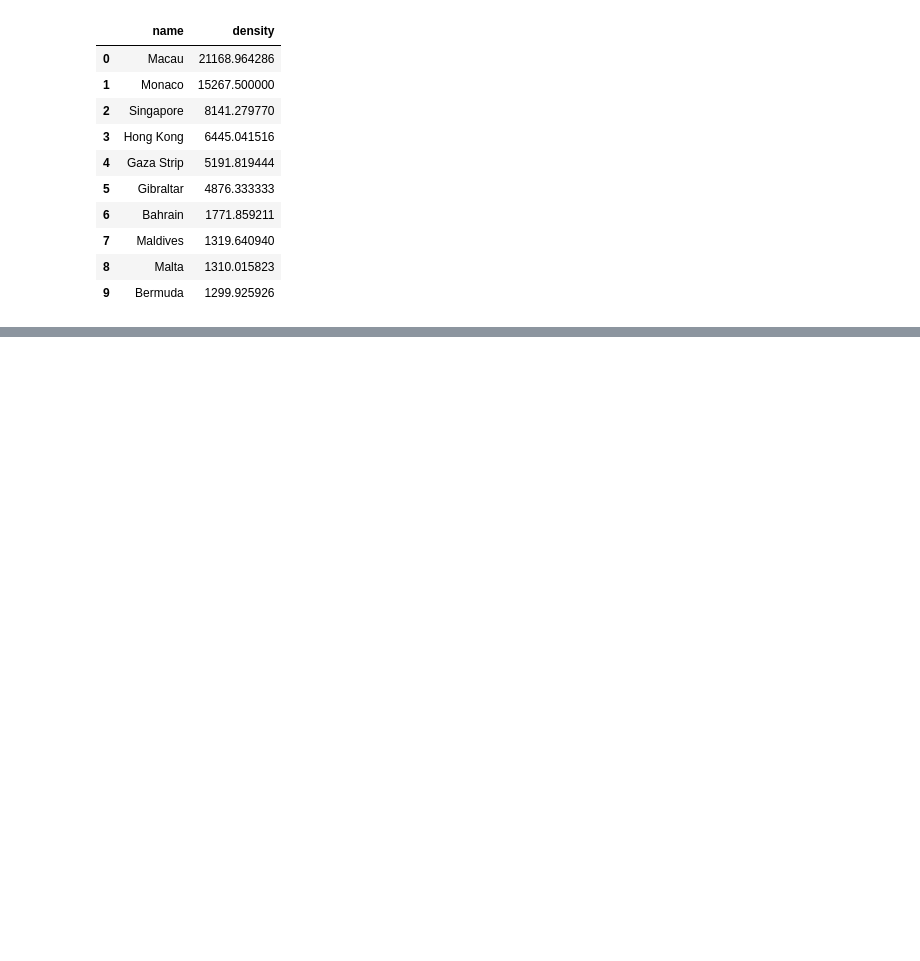
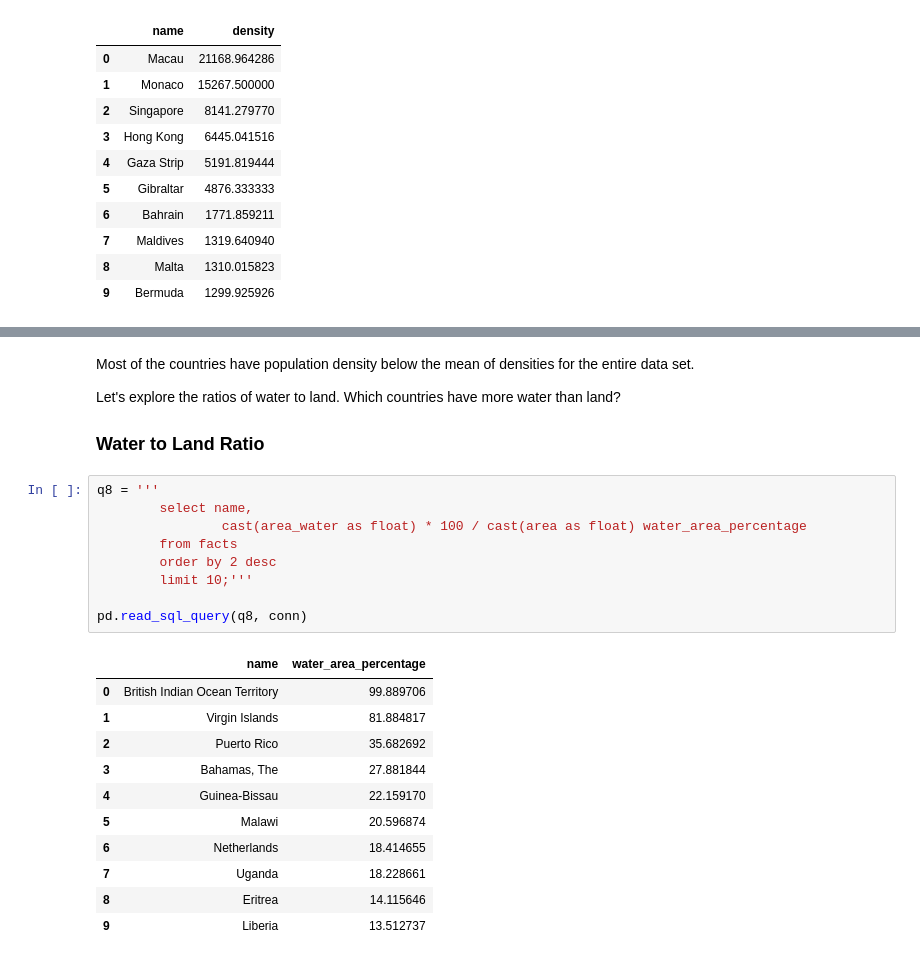
Before and after one commit to mariastratulat/dataquest, a Jupyter notebook: CIA World Factbook.ipynb, the cells around one changed output, grey strips where cells are left out. Saved outputs shown, nothing was run; the diff lists cells and outputs as text; blank space fills up the shorter version.

```diff
--- a/CIA World Factbook.ipynb
+++ b/CIA World Factbook.ipynb
@@ -146 +162,27 @@ pd.read_sql_query(q6, conn)
+# %% [markdown]
+Most of the countries have population density below the mean of densities for the entire data set.
+
+Let's explore the ratios of water to land. Which countries have more water than land?
+### Water to Land Ratio
+# %%
+q8 = '''
+        select name,
+                cast(area_water as float) * 100 / cast(area as float) water_area_percentage
+        from facts
+        order by 2 desc
+        limit 10;'''
+
+pd.read_sql_query(q8, conn)
+# %% [output]
+|  | name | water_area_percentage |
+| 0 | British Indian Ocean Territory | 99.889706 |
+| 1 | Virgin Islands | 81.884817 |
+| 2 | Puerto Rico | 35.682692 |
+| 3 | Bahamas, The | 27.881844 |
+| 4 | Guinea-Bissau | 22.159170 |
+| 5 | Malawi | 20.596874 |
+| 6 | Netherlands | 18.414655 |
+| 7 | Uganda | 18.228661 |
+| 8 | Eritrea | 14.115646 |
+| 9 | Liberia | 13.512737 |
 # %%
```
Also changed, not shown: parts of 18 cells of this notebook.
